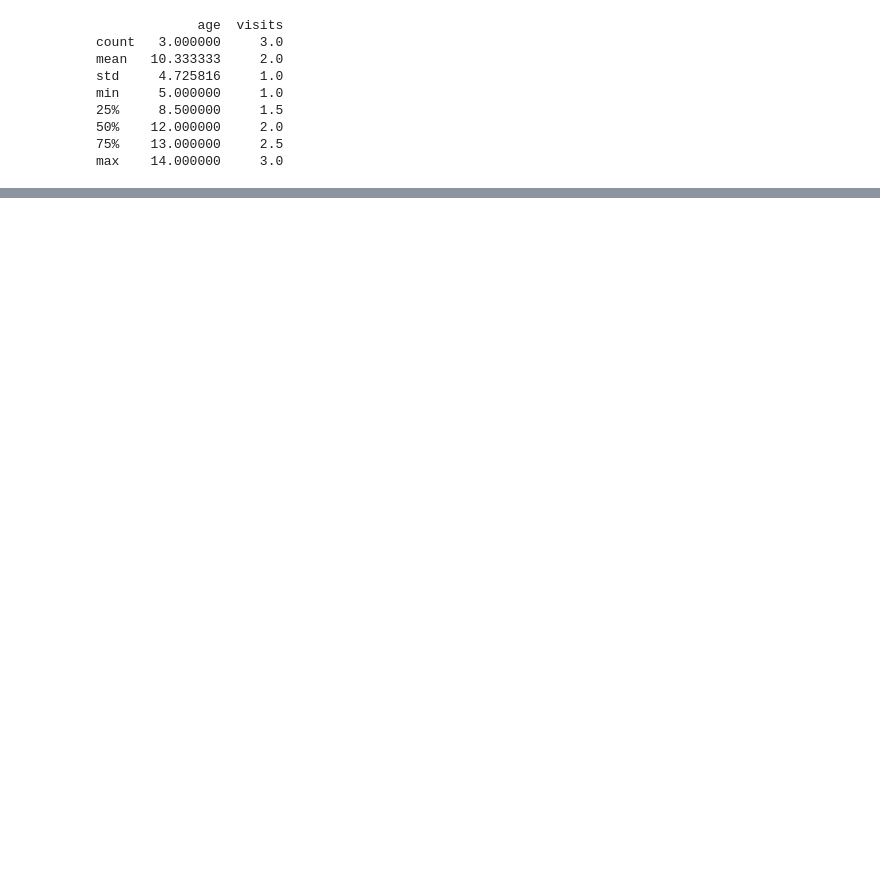
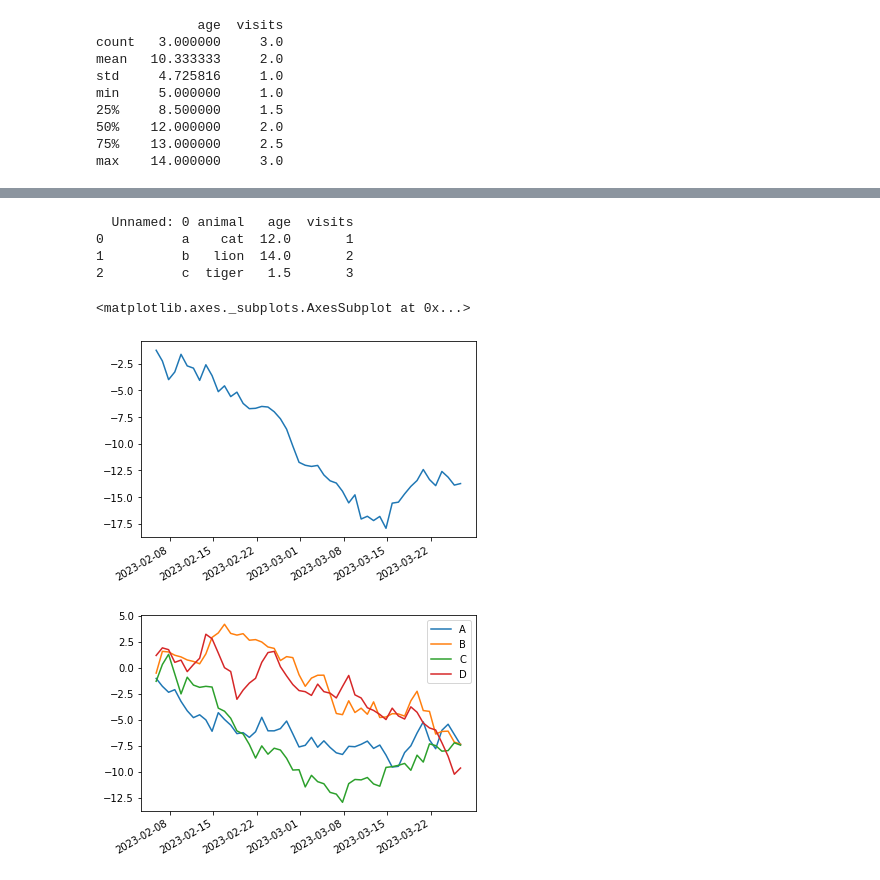
Before and after one commit to deviramasamy/Python, a Jupyter notebook: Pandas.ipynb, the cells around one changed output, grey strips where cells are left out. Drawn from its saved outputs; the diff is of its cells as text; code cells hidden in the pictures; blank space fills up the shorter version.

```diff
--- a/Pandas.ipynb
+++ b/Pandas.ipynb
@@ -232,0 +305,35 @@ b   lion   14       2
+# %%
+#Dataframe file operations
+df3.to_csv('animal.csv')
+#read a csv file
+df_animal=pd.read_csv('animal.csv')
+df_animal.head(2)
+
+#to excel
+df3.to_excel('animal.xlsx', sheet_name='Sheet1')
+df_animal2=pd.read_excel('animal.xlsx','Sheet1',index_col=None,na_values=['NA'])
+print(df_animal)
+# %% [output]
+  Unnamed: 0 animal   age  visits
+0          a    cat  12.0       1
+1          b   lion  14.0       2
+2          c  tiger   1.5       3
+# %%
+#Visualisation in Pandas
+#only for Collab otherwise in IDE no need to write this
+import numpy as np
+%matplotlib inline
+
+ts=pd.Series(np.random.randn(50),index=pd.date_range('today',periods=50))
+ts=ts.cumsum()
+ts.plot()
+
+#Visualisation in Pandas using Dataframe
+
+df=pd.DataFrame(np.random.randn(50,4),index=ts.index,columns=['A','B','C','D'])
+df=df.cumsum()
+df.plot()
+# %% [output]
+<matplotlib.axes._subplots.AxesSubplot at 0x...>
+[figure, added]
+[figure, added]
```
Also changed, not shown: parts of 6 cells of this notebook.
